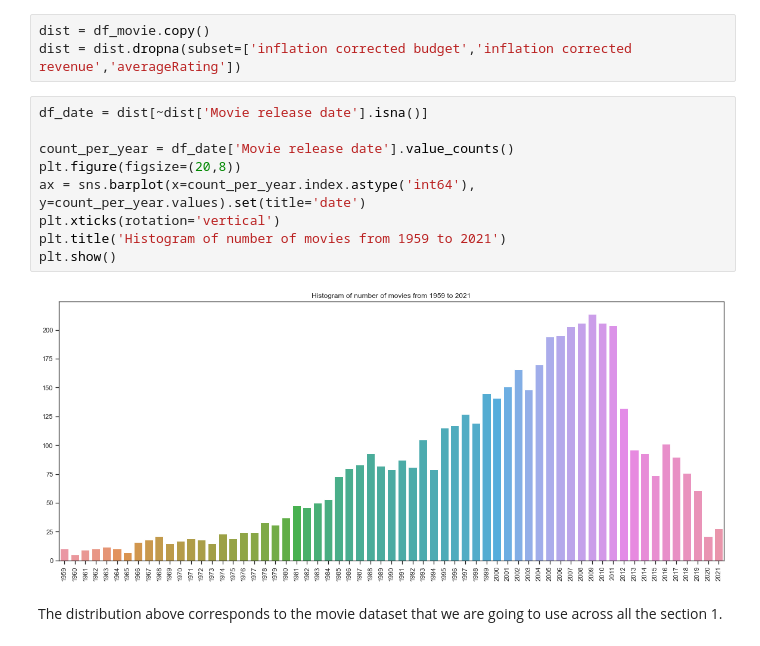
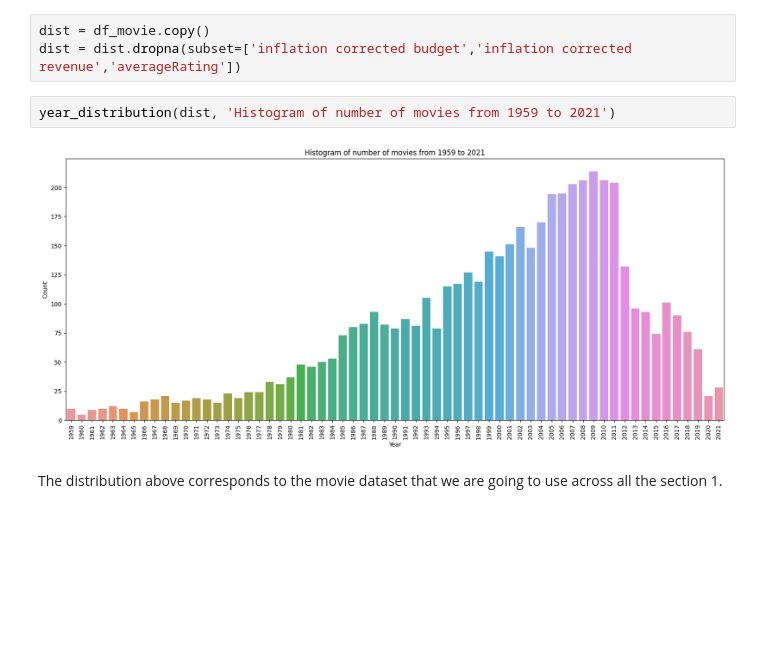
Before and after one commit to epfl-ada/ada-2022-project-nolemonnomelon, a Jupyter notebook: Exploratory.ipynb, the cells around one changed output. Saved outputs shown, nothing was run; the diff lists cells and outputs as text; blank space fills up the shorter version.

```diff
--- a/Exploratory.ipynb
+++ b/Exploratory.ipynb
@@ -72,17 +77,10 @@ The inflation data start at 1959, therefore we are going to remove several movie
 # %%
 dist = df_movie.copy()
 dist = dist.dropna(subset=['inflation corrected budget','inflation corrected revenue','averageRating'])
-# %%
-df_date = dist[~dist['Movie release date'].isna()]
-
-count_per_year = df_date['Movie release date'].value_counts()
-plt.figure(figsize=(20,8))
-ax = sns.barplot(x=count_per_year.index.astype('int64'), y=count_per_year.values).set(title='date')
-plt.xticks(rotation='vertical')
-plt.title('Histogram of number of movies from 1959 to 2021')
-plt.show()
-# %% [output]
-[figure, removed]
+# %%
+year_distribution(dist, 'Histogram of number of movies from 1959 to 2021')
+# %% [output]
+[figure, added]
 # %% [markdown]
 The distribution above corresponds to the movie dataset that we are going to use across all the section 1.
 # %% [markdown]
```
Also changed, not shown: parts of 33 cells of this notebook.
